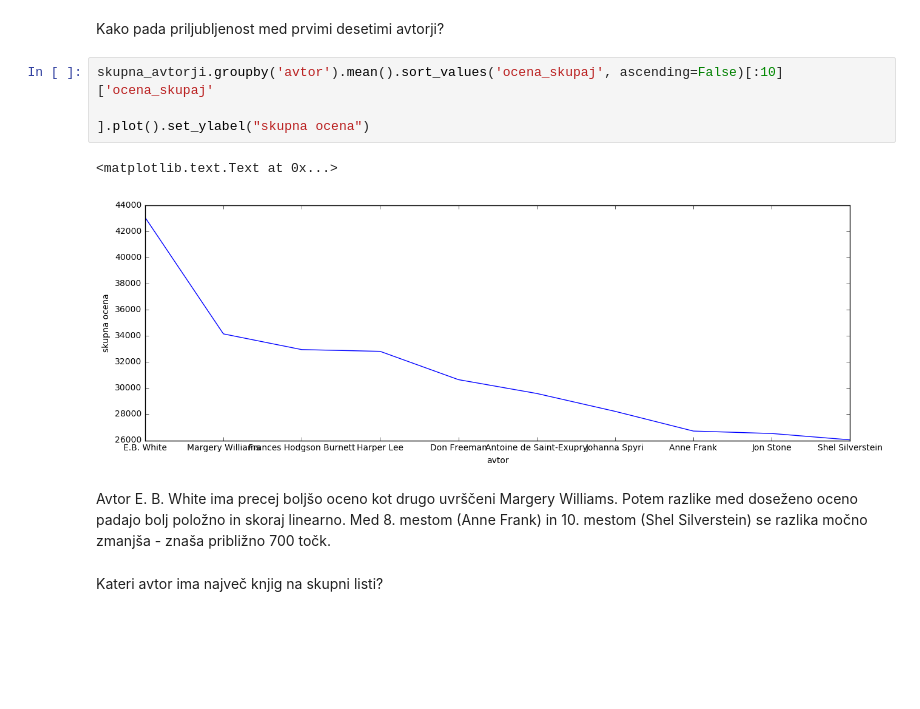
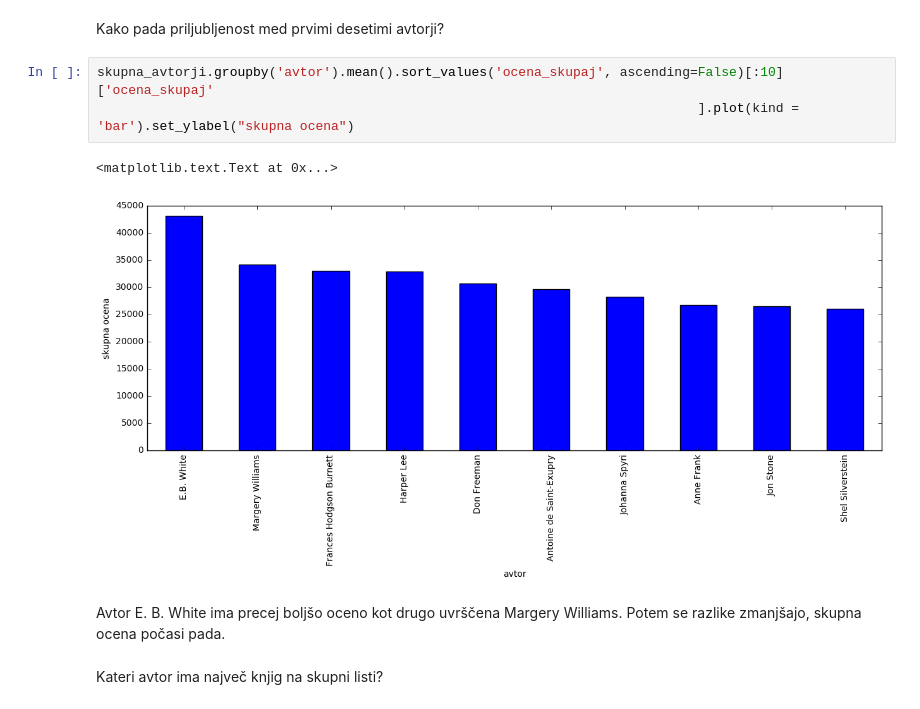
Before and after one commit to SaraBrezec/analiza_otroske_knjige, a Jupyter notebook: Untitled.ipynb, the cells around one changed output. Drawn from its saved outputs; the diff is of its cells as text; blank space fills up the shorter version.

```diff
--- a/Untitled.ipynb
+++ b/Untitled.ipynb
@@ -335,12 +335,12 @@ Name: ocena_skupaj, dtype: float64
 Kako pada priljubljenost med prvimi desetimi avtorji?
 # %%
 skupna_avtorji.groupby('avtor').mean().sort_values('ocena_skupaj', ascending=False)[:10]['ocena_skupaj'
-                                                                                        ].plot().set_ylabel("skupna ocena")
+                                                                             ].plot(kind = 'bar').set_ylabel("skupna ocena")
 # %% [output]
 <matplotlib.text.Text at 0x...>
-[figure, old version]
+[figure, new version]
-# %% [markdown]
-Avtor E. B. White ima precej boljšo oceno kot drugo uvrščeni Margery Williams. Potem razlike med doseženo oceno padajo bolj položno in skoraj linearno. Med 8. mestom (Anne Frank) in 10. mestom (Shel Silverstein) se razlika močno zmanjša - znaša približno 700 točk.
+# %% [markdown]
+Avtor E. B. White ima precej boljšo oceno kot drugo uvrščena Margery Williams. Potem se razlike zmanjšajo, skupna ocena počasi pada.
 # %% [markdown]
 Kateri avtor ima največ knjig na skupni listi?
 # %%
```
Also changed, not shown: parts of 29 cells of this notebook.
